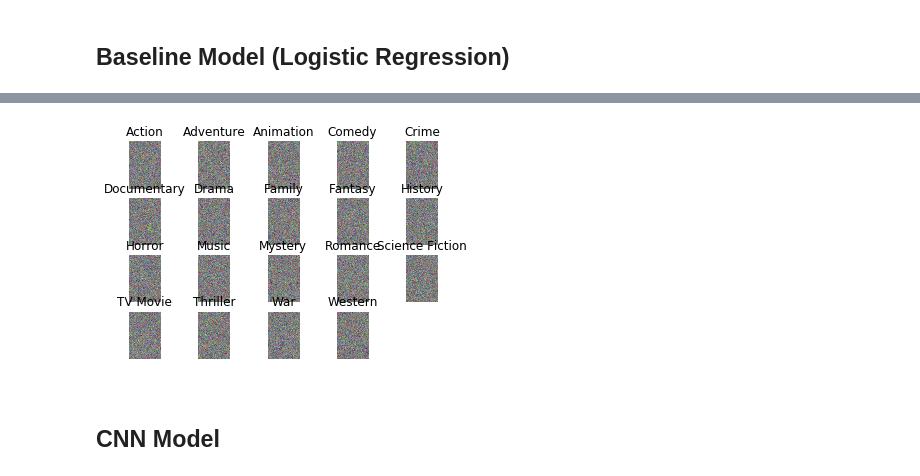
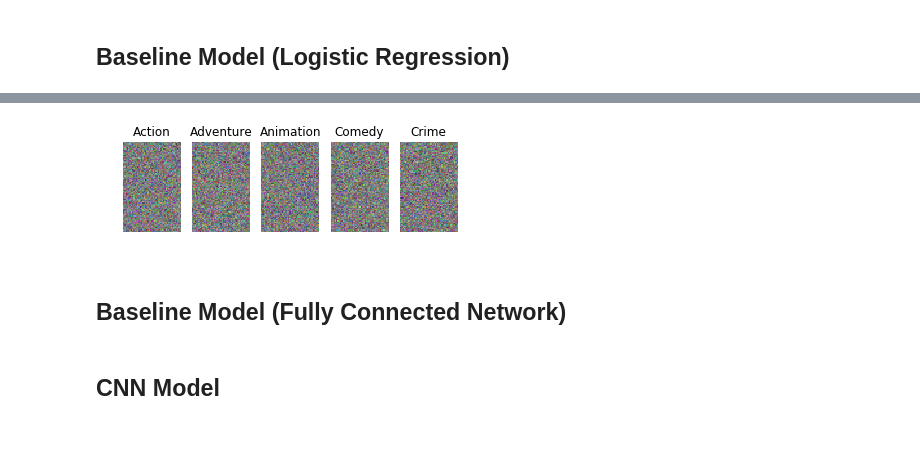
Before and after one commit to hsmall/CS231N-MoviePosters, a Jupyter notebook: experiments.ipynb, the cells around one changed output, grey strips where cells are left out. Drawn from its saved outputs; the diff is of its cells as text; code cells hidden in the pictures; blank space fills up the shorter version.

```diff
--- a/experiments.ipynb
+++ b/experiments.ipynb
@@ -17,7 +17,7 @@ from models.LogisticRegression import LogisticRegression
 
 
 %matplotlib inline
-plt.rcParams['figure.figsize'] = (10.0, 8.0) # set default size of plots
+plt.rcParams['figure.figsize'] = (12.0, 10.0) # set default size of plots
 plt.rcParams['image.interpolation'] = 'nearest'
 plt.rcParams['image.cmap'] = 'gray'
 
@@ -33,7 +33,7 @@ Using TensorFlow backend.
 # %% [markdown]
 ## Load / Preprocess Data
 # %%
-small_dataset = True
+small_dataset = False
 np.random.seed(123456789) # Make ordering of data consistent b/w runs
 
 # List of all genres
@@ -118,0 +119,13 @@ for i in range(1, rows*columns+1):
+# %%
+from scipy.spatial.distance import pdist, squareform
+
+mean_posters = np.zeros((19, 278 * 185 * 3))
+for i, genre in enumerate(ALL_GENRES_LIST[:5]):
+    indices = np.where(genres[:, i] == 1)[0]
+    mean_poster = np.mean(posters[indices], axis = 0).astype('uint8')
+    mean_posters[i] = mean_poster.flatten()
+
+    plt.subplot(1, 5, i + 1)
+    plt.imshow(mean_poster.astype('uint8'))
+    plt.axis('off')
+    plt.title(USED_GENRES_LIST[i])
@@ -122,12 +137,13 @@ for i in range(1, rows*columns+1):
 # Free up memory from previous run(s)
 if 'model' in vars() or 'model' in globals():
     del model
-    tf.reset_default_graph()
+tf.reset_default_graph()
 
 model = LogisticRegression(
     USED_GENRES_LIST,
     label_probabilities,
-    datasets['train'].X.shape[1:]
+    datasets['train'].X.shape[1:],
+    resize_shape = (70, 45)
 )
 
 model.train(
@@ -159,14 +156,18 @@ KeyboardInterrupt:
 # %%
 W = model.get_weights()
-W = np.reshape(W, (278, 185, 3, len(USED_GENRES_LIST)))
+#W = np.reshape(W, (278, 185, 3, len(USED_GENRES_LIST)))
+W = np.reshape(W, (70, 45, 3, len(USED_GENRES_LIST)))
+#W = np.reshape(W, (32, 32, 3, len(USED_GENRES_LIST)))
 
 W_min, W_max = np.min(W), np.max(W)
-for i in range(len(USED_GENRES_LIST)):
-    plt.subplot(4, 5, i + 1)
+for i in range(len(USED_GENRES_LIST[:5])):
+    plt.subplot(1, 5, i + 1)
     # Rescale the weights to be between 0 and 255
     W_img = 255.0 * (W[:, :, :, i].squeeze() - W_min) / (W_max - W_min)
     plt.imshow(W_img.astype('uint8'))
     plt.axis('off')
     plt.title(USED_GENRES_LIST[i])
 # %% [output]
-[figure, old version]
+[figure, new version]
+# %% [markdown]
+## Baseline Model (Fully Connected Network)
```
Also changed, not shown: parts of 11 cells of this notebook, 3 other files.
